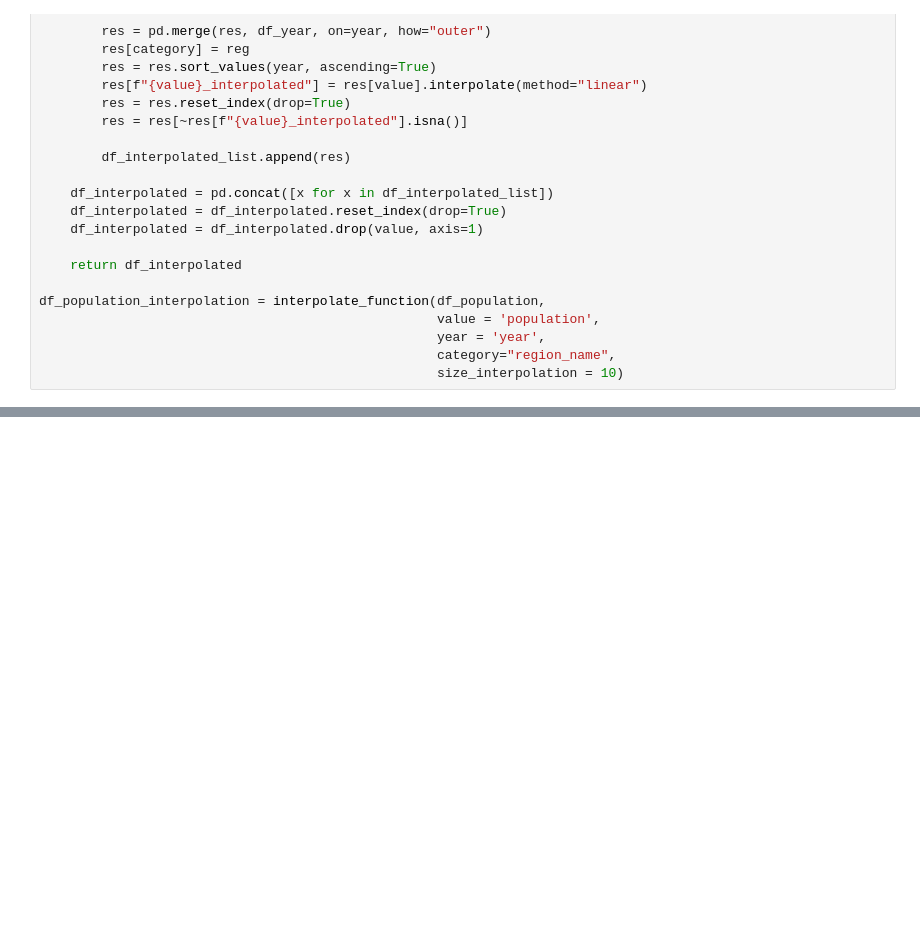
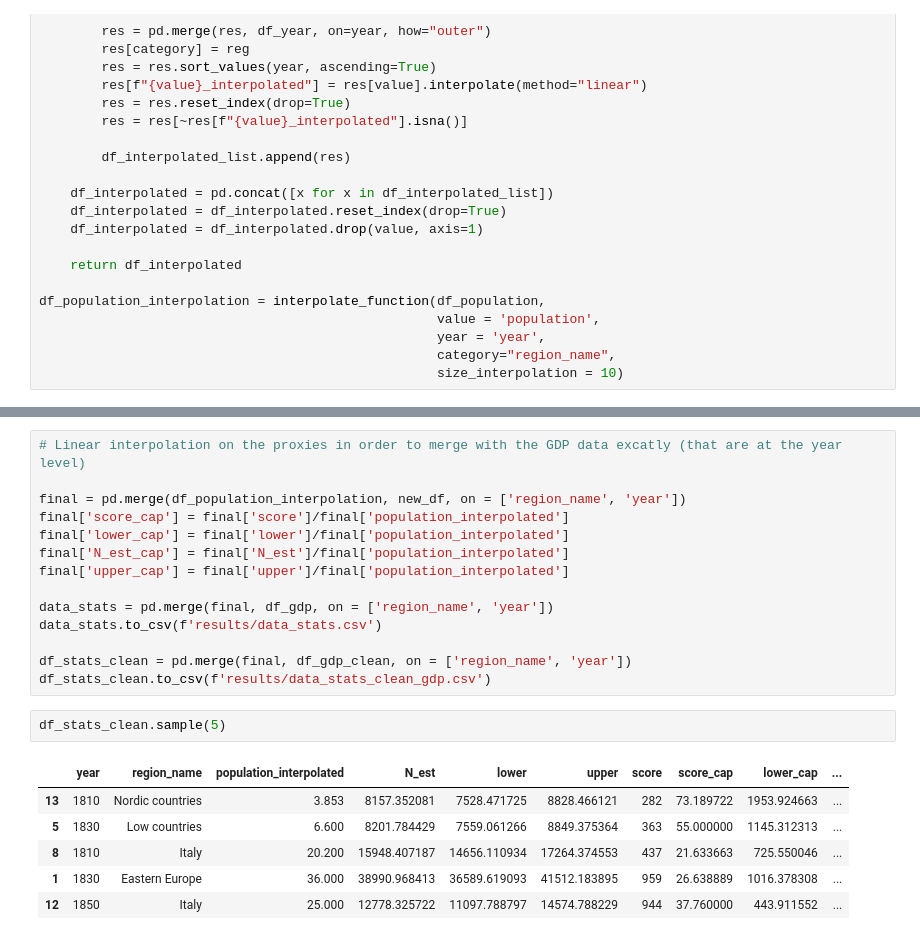
Before and after one commit to charlesdedampierre/cultura_project, a Jupyter notebook: bayesian_statistics/make_stats.ipynb, the cells around one changed output, grey strips where cells are left out. Drawn from its saved outputs; the diff is of its cells as text; blank space fills up the shorter version.

```diff
--- a/bayesian_statistics/make_stats.ipynb
+++ b/bayesian_statistics/make_stats.ipynb
@@ -98 +115,24 @@ df_population_interpolation = interpolate_function(df_population,
+# %%
+# Linear interpolation on the proxies in order to merge with the GDP data excatly (that are at the year level)
+
+final = pd.merge(df_population_interpolation, new_df, on = ['region_name', 'year'])
+final['score_cap'] = final['score']/final['population_interpolated']
+final['lower_cap'] = final['lower']/final['population_interpolated']
+final['N_est_cap'] = final['N_est']/final['population_interpolated']
+final['upper_cap'] = final['upper']/final['population_interpolated']
+
+data_stats = pd.merge(final, df_gdp, on = ['region_name', 'year'])
+data_stats.to_csv(f'results/data_stats.csv')
+
+df_stats_clean = pd.merge(final, df_gdp_clean, on = ['region_name', 'year'])
+df_stats_clean.to_csv(f'results/data_stats_clean_gdp.csv')
+# %%
+df_stats_clean.sample(5)
+# %% [output]
+|  | year | region_name | population_interpolated | N_est | lower | upper | score | score_cap | lower_cap | ... |
+| 13 | 1810 | Nordic countries | 3.853 | 8157.352081 | 7528.471725 | 8828.466121 | 282 | 73.189722 | 1953.924663 | ... |
+| 5 | 1830 | Low countries | 6.600 | 8201.784429 | 7559.061266 | 8849.375364 | 363 | 55.000000 | 1145.312313 | ... |
+| 8 | 1810 | Italy | 20.200 | 15948.407187 | 14656.110934 | 17264.374553 | 437 | 21.633663 | 725.550046 | ... |
+| 1 | 1830 | Eastern Europe | 36.000 | 38990.968413 | 36589.619093 | 41512.183895 | 959 | 26.638889 | 1016.378308 | ... |
+| 12 | 1850 | Italy | 25.000 | 12778.325722 | 11097.788797 | 14574.788229 | 944 | 37.760000 | 443.911552 | ... |
 # %%
```
Also changed, not shown: parts of 19 cells of this notebook, 39 other files.
